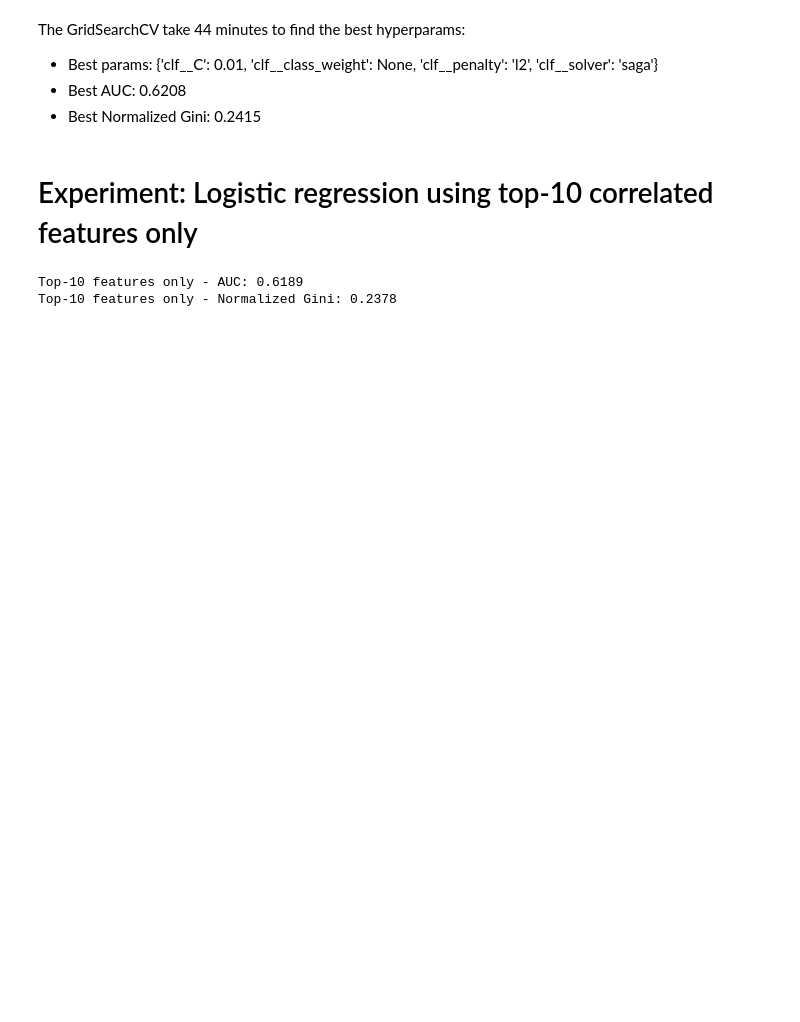
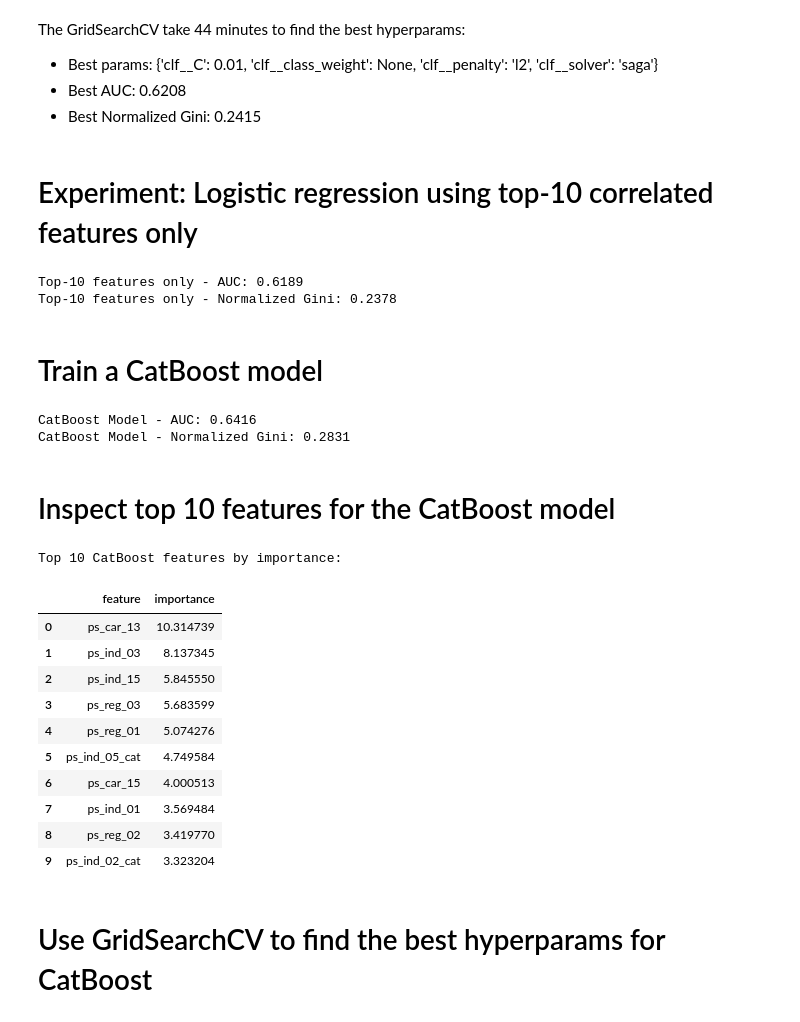
Before and after one commit to somanole/ds-safe-driver-prediction, a Jupyter notebook: Sorin_notebook.ipynb, the cells around one changed output. Drawn from its saved outputs; the diff is of its cells as text; code cells hidden in the pictures; blank space fills up the shorter version.

```diff
--- a/Sorin_notebook.ipynb
+++ b/Sorin_notebook.ipynb
@@ -370,3 +418,76 @@ print(f"Top-10 features only - Normalized Gini: {gini_normalized:.4f}")
 # %% [output]
 Top-10 features only - AUC: 0.6189
 Top-10 features only - Normalized Gini: 0.2378
+# %% [markdown]
+# Train a CatBoost model
+# %%
+#Train a CatBoost model using all features
+from catboost import CatBoostClassifier
+from sklearn.model_selection import train_test_split
+from sklearn.metrics import roc_auc_score
+
+X_train, X_valid, y_train, y_valid = train_test_split(
+    X, y, test_size=0.2, random_state=42, stratify=y
+)
+
+cat_features = [X.columns.get_loc(c) for c in X.columns if c.endswith("_cat")]
+cat_model = CatBoostClassifier(
+    iterations=1000,
+    learning_rate=0.05,
+    depth=6,
+    eval_metric='AUC',
+    auto_class_weights="Balanced",
+    random_seed=42,
+    logging_level='Silent'
+)
+cat_model.fit(X_train, y_train, cat_features=cat_features, eval_set=(X_valid, y_valid), use_best_model=True)
+y_pred_cat = cat_model.predict_proba(X_valid)[:, 1]
+auc_cat = roc_auc_score(y_valid, y_pred_cat)
+gini_cat = 2 * auc_cat - 1
+print(f"CatBoost Model - AUC: {auc_cat:.4f}")
+print(f"CatBoost Model - Normalized Gini: {gini_cat:.4f}")
+# %% [output]
+CatBoost Model - AUC: 0.6416
+CatBoost Model - Normalized Gini: 0.2831
+# %% [markdown]
+# Inspect top 10 features for the CatBoost model
+# %%
+# ----------------------------------------
+# Top 10 CatBoost feature importances
+# ----------------------------------------
+
+import pandas as pd
+import numpy as np
+
+# get importance scores (default: PredictionValuesChange / gain-based)
+importances = cat_model.get_feature_importance()
+
+feature_importance_df = pd.DataFrame({
+    "feature": X_train.columns,
+    "importance": importances
+})
+
+top10 = (
+    feature_importance_df
+    .sort_values("importance", ascending=False)
+    .head(10)
+    .reset_index(drop=True)
+)
+
+print("Top 10 CatBoost features by importance:")
+top10
+# %% [output]
+Top 10 CatBoost features by importance:
+|  | feature | importance |
+| 0 | ps_car_13 | 10.314739 |
+| 1 | ps_ind_03 | 8.137345 |
+| 2 | ps_ind_15 | 5.845550 |
+| 3 | ps_reg_03 | 5.683599 |
+| 4 | ps_reg_01 | 5.074276 |
+| 5 | ps_ind_05_cat | 4.749584 |
+| 6 | ps_car_15 | 4.000513 |
+| 7 | ps_ind_01 | 3.569484 |
+| 8 | ps_reg_02 | 3.419770 |
+| 9 | ps_ind_02_cat | 3.323204 |
+# %% [markdown]
+# Use GridSearchCV to find the best hyperparams for CatBoost
```
Also changed, not shown: parts of 7 cells of this notebook.
